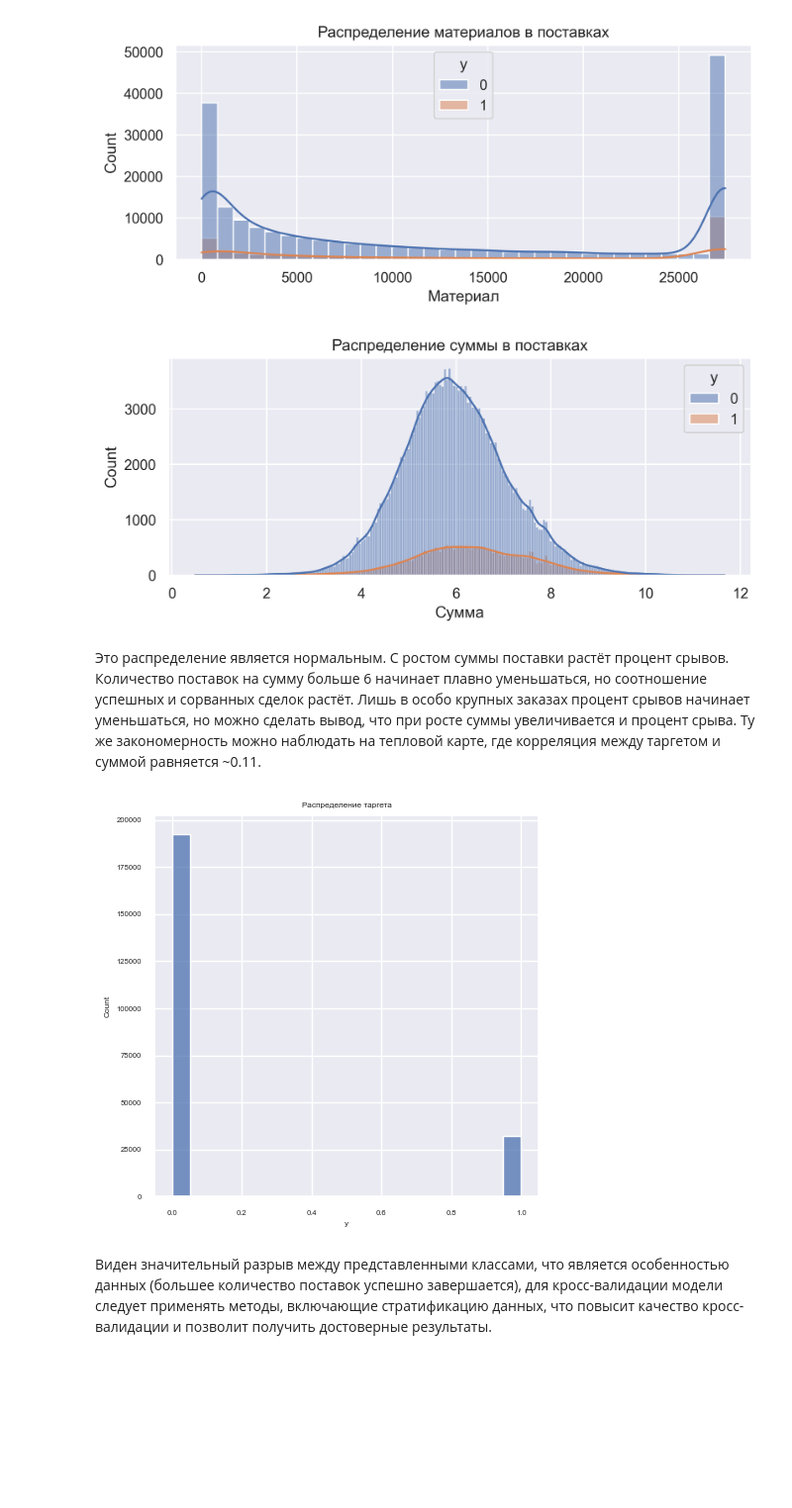
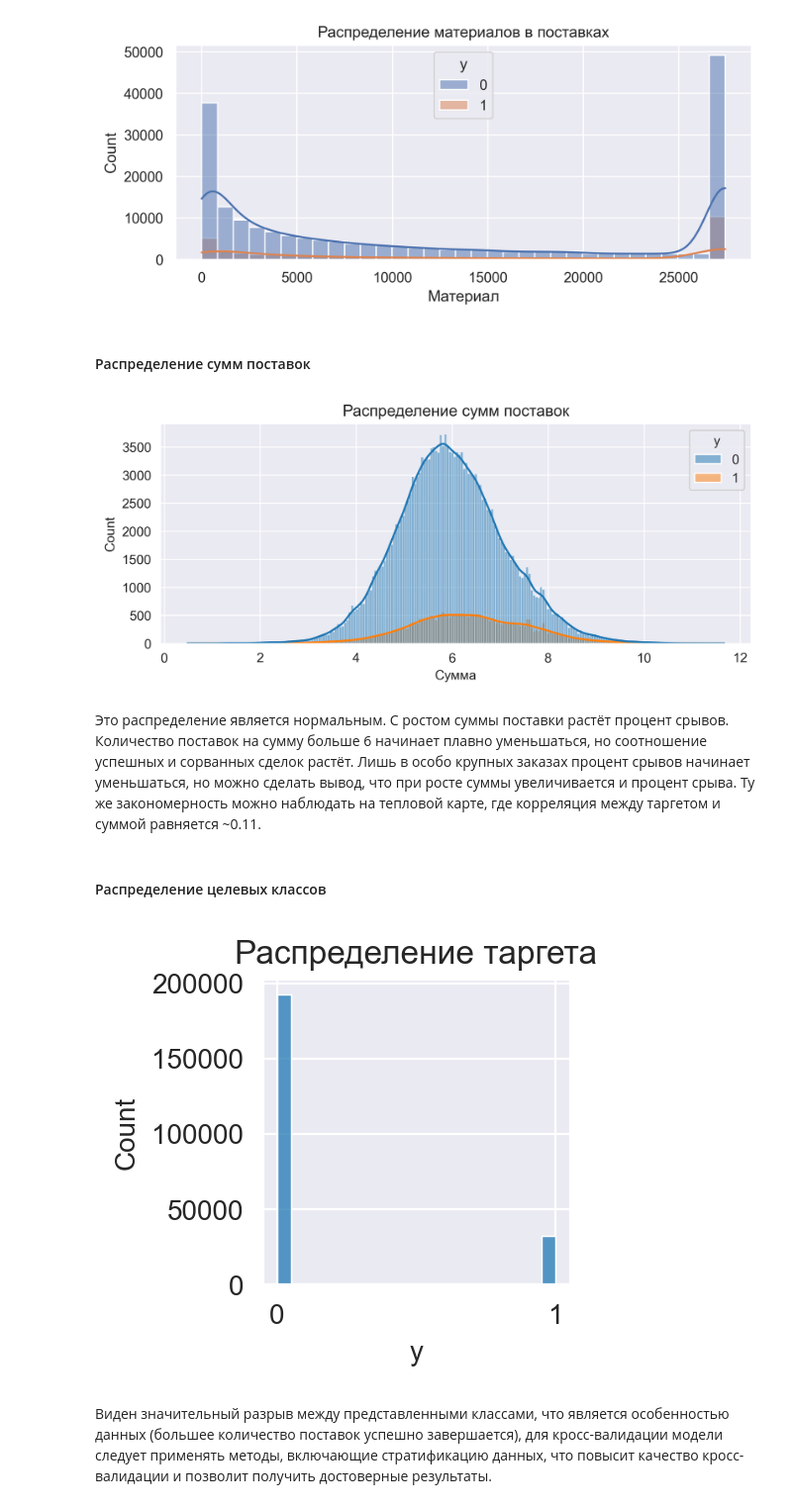
Before and after one commit to dead4an/AIIJC2023-manufacturing, a Jupyter notebook: main.ipynb, the cells around one changed output. Shown at 99% size. Cells and saved outputs as stored; diff of their text form; code cells hidden in the pictures; blank space fills up the shorter version.

```diff
--- a/main.ipynb
+++ b/main.ipynb
@@ -133,22 +146,27 @@ plt.title('Распределение материалов в поставках
 plt.show()
 # %% [output]
 [figure]
+# %% [markdown]
+#### Распределение сумм поставок
 # %%
 plt.figure(figsize=(8, 3), dpi=300)
 sns.histplot(data=train_df, x='Сумма', hue='y', kde=True)
-plt.title('Распределение суммы в поставках')
+plt.title('Распределение сумм поставок')
 plt.show()
 # %% [output]
-[figure, old version]
+[figure, new version]
 # %% [markdown]
 Это распределение является нормальным. С ростом суммы поставки растёт процент срывов. Количество поставок на сумму больше 6 начинает плавно уменьшаться, но соотношение успешных и сорванных сделок растёт. Лишь в особо крупных заказах процент срывов начинает уменьшаться, но можно сделать вывод, что при росте суммы увеличивается и процент срыва. Ту же закономерность можно наблюдать на тепловой карте, где корреляция между таргетом и суммой равняется ~0.11.
+# %% [markdown]
+#### Распределение целевых классов
 # %%
-plt.figure(figsize=(5, 5))
+plt.figure(figsize=(2, 2), dpi=200)
 sns.histplot(data=train_df, x='y')
 plt.title('Распределение таргета')
+plt.xticks([0, 1])
 plt.show()
 # %% [output]
-[figure, old version]
+[figure, new version]
 # %% [markdown]
 Виден значительный разрыв между представленными классами, что является особенностью данных (большее количество поставок успешно завершается), для кросс-валидации модели следует применять методы, включающие стратификацию данных, что повысит качество кросс-валидации и позволит получить достоверные результаты.
 # %% [markdown]
```
Also changed, not shown: parts of 6 cells of this notebook, 2 other files.
